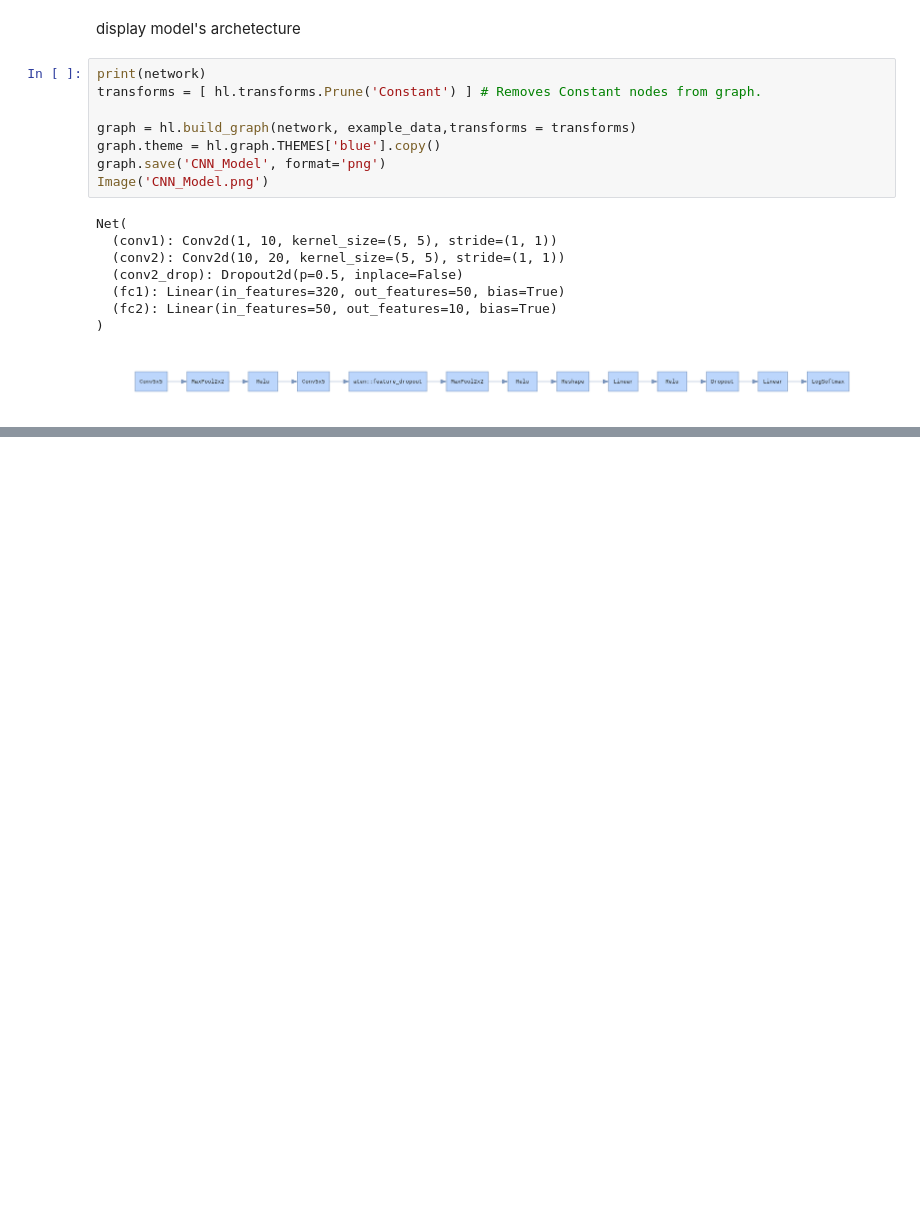
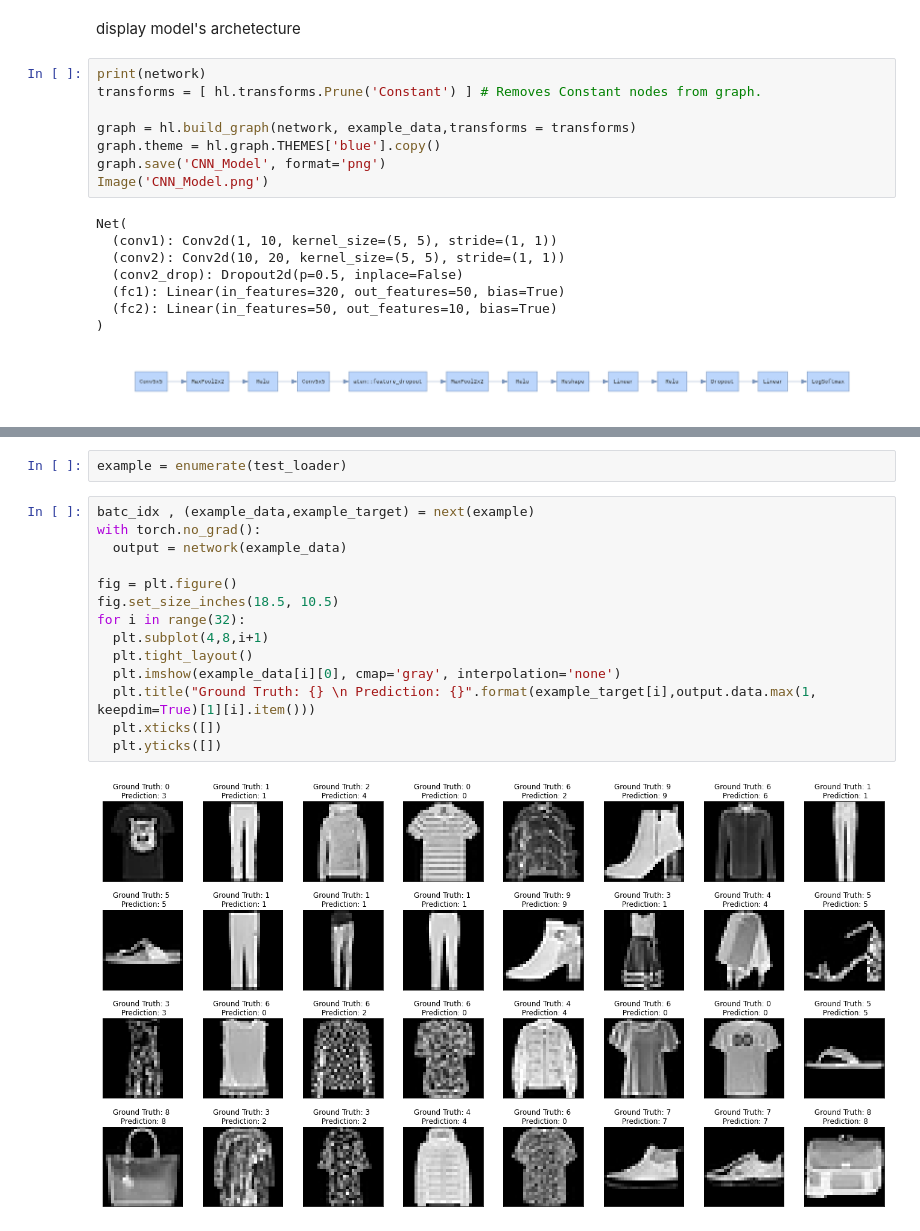
Before and after one commit to khalit7/PyTorchMnistClassification, a Jupyter notebook: PyTorchMnist.ipynb, the cells around one changed output, grey strips where cells are left out. Cells and saved outputs as stored; diff of their text form; blank space fills up the shorter version.

```diff
--- a/PyTorchMnist.ipynb
+++ b/PyTorchMnist.ipynb
@@ -109,0 +178,18 @@ Net(
+# %%
+example = enumerate(test_loader)
+# %%
+batc_idx , (example_data,example_target) = next(example)
+with torch.no_grad():
+  output = network(example_data)
+
+fig = plt.figure()
+fig.set_size_inches(18.5, 10.5)
+for i in range(32):
+  plt.subplot(4,8,i+1)
+  plt.tight_layout()
+  plt.imshow(example_data[i][0], cmap='gray', interpolation='none')
+  plt.title("Ground Truth: {} \n Prediction: {}".format(example_target[i],output.data.max(1, keepdim=True)[1][i].item()))
+  plt.xticks([])
+  plt.yticks([])
+# %% [output]
+[figure, added]
```
Also changed, not shown: parts of 14 cells of this notebook.
